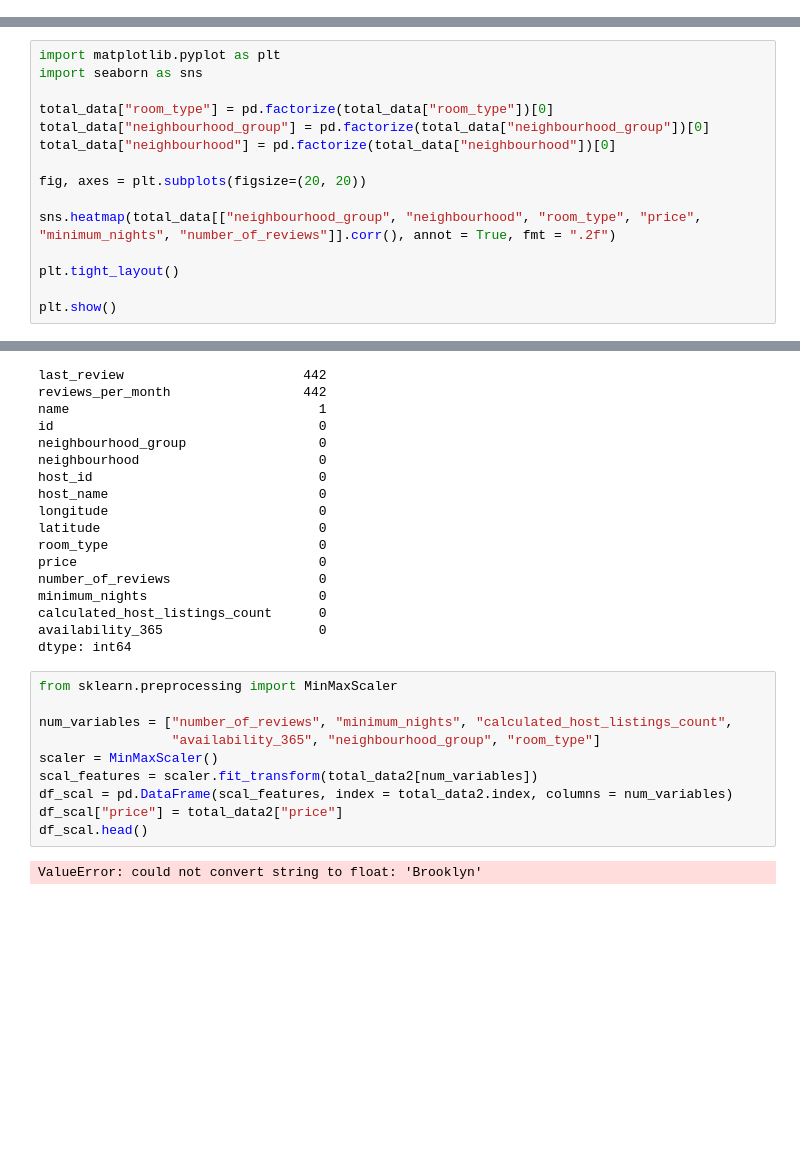
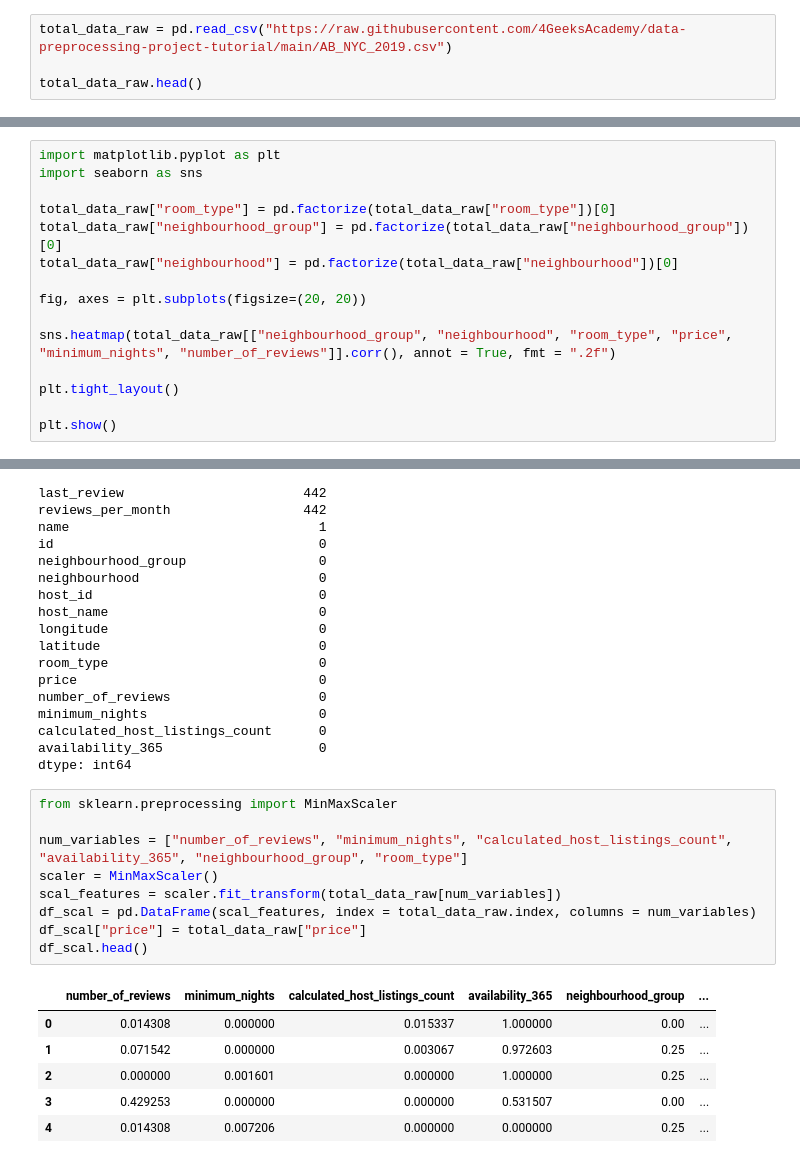
Before and after one commit to Antero-ops/machine-learning-python-template, a Jupyter notebook: src/explore.ipynb, the cells around one changed output, grey strips where cells are left out. Cells and saved outputs as stored; diff of their text form; blank space fills up the shorter version.

```diff
--- a/src/explore.ipynb
+++ b/src/explore.ipynb
@@ -58,3 +58,7 @@ total_data.head()
 | 2 | 3647 | 4632 | Elisabeth | Manhattan | Harlem | 40.80902 | -73.94190 | Private room | ... |
 | 3 | 3831 | 4869 | LisaRoxanne | Brooklyn | Clinton Hill | 40.68514 | -73.95976 | Entire home/apt | ... |
 | 4 | 5022 | 7192 | Laura | Manhattan | East Harlem | 40.79851 | -73.94399 | Entire home/apt | ... |
+# %%
+total_data_raw = pd.read_csv("https://raw.githubusercontent.com/4GeeksAcademy/data-preprocessing-project-tutorial/main/AB_NYC_2019.csv")
+
+total_data_raw.head()
@@ -112,13 +123,13 @@ Podemos ver como en este caso, en Manhattan lo que más se alquilan son apartame
 import matplotlib.pyplot as plt
 import seaborn as sns
 
-total_data["room_type"] = pd.factorize(total_data["room_type"])[0]
-total_data["neighbourhood_group"] = pd.factorize(total_data["neighbourhood_group"])[0]
-total_data["neighbourhood"] = pd.factorize(total_data["neighbourhood"])[0]
+total_data_raw["room_type"] = pd.factorize(total_data_raw["room_type"])[0]
+total_data_raw["neighbourhood_group"] = pd.factorize(total_data_raw["neighbourhood_group"])[0]
+total_data_raw["neighbourhood"] = pd.factorize(total_data_raw["neighbourhood"])[0]
 
 fig, axes = plt.subplots(figsize=(20, 20))
 
-sns.heatmap(total_data[["neighbourhood_group", "neighbourhood", "room_type", "price", "minimum_nights", "number_of_reviews"]].corr(), annot = True, fmt = ".2f")
+sns.heatmap(total_data_raw[["neighbourhood_group", "neighbourhood", "room_type", "price", "minimum_nights", "number_of_reviews"]].corr(), annot = True, fmt = ".2f")
 
 plt.tight_layout()
 
@@ -286,12 +297,16 @@ dtype: int64
 # %%
 from sklearn.preprocessing import MinMaxScaler
 
-num_variables = ["number_of_reviews", "minimum_nights", "calculated_host_listings_count",
-                 "availability_365", "neighbourhood_group", "room_type"]
+num_variables = ["number_of_reviews", "minimum_nights", "calculated_host_listings_count", "availability_365", "neighbourhood_group", "room_type"]
 scaler = MinMaxScaler()
-scal_features = scaler.fit_transform(total_data2[num_variables])
-df_scal = pd.DataFrame(scal_features, index = total_data2.index, columns = num_variables)
-df_scal["price"] = total_data2["price"]
+scal_features = scaler.fit_transform(total_data_raw[num_variables])
+df_scal = pd.DataFrame(scal_features, index = total_data_raw.index, columns = num_variables)
+df_scal["price"] = total_data_raw["price"]
 df_scal.head()
 # %% [output]
-ValueError: could not convert string to float: 'Brooklyn'
+|  | number_of_reviews | minimum_nights | calculated_host_listings_count | availability_365 | neighbourhood_group | ... |
+| 0 | 0.014308 | 0.000000 | 0.015337 | 1.000000 | 0.00 | ... |
+| 1 | 0.071542 | 0.000000 | 0.003067 | 0.972603 | 0.25 | ... |
+| 2 | 0.000000 | 0.001601 | 0.000000 | 1.000000 | 0.25 | ... |
+| 3 | 0.429253 | 0.000000 | 0.000000 | 0.531507 | 0.00 | ... |
+| 4 | 0.014308 | 0.007206 | 0.000000 | 0.000000 | 0.25 | ... |
```
Also changed, not shown: parts of 3 cells of this notebook, 2 other files.
